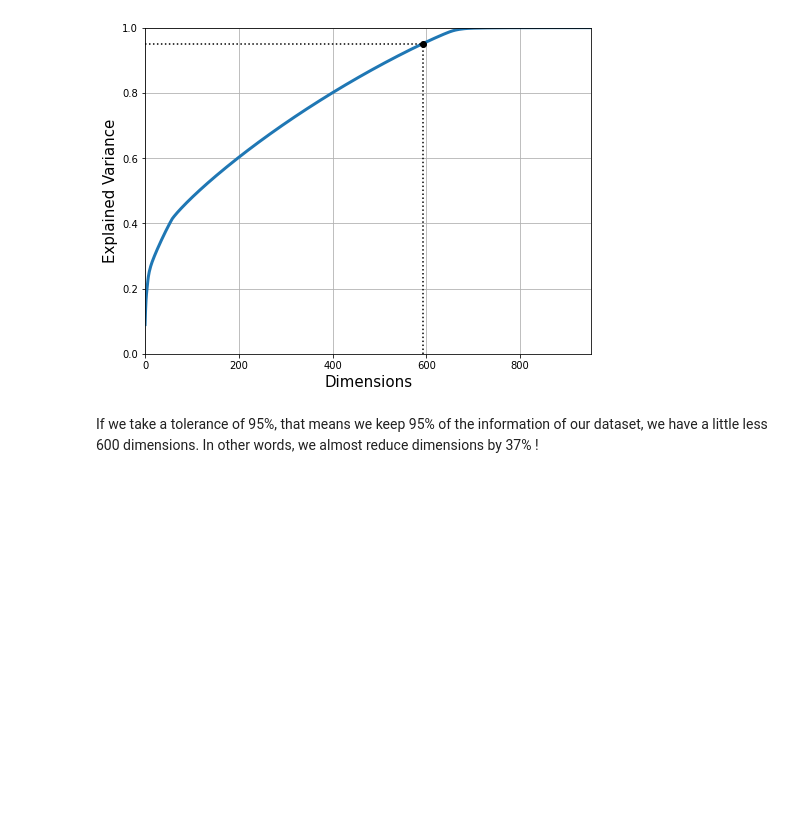
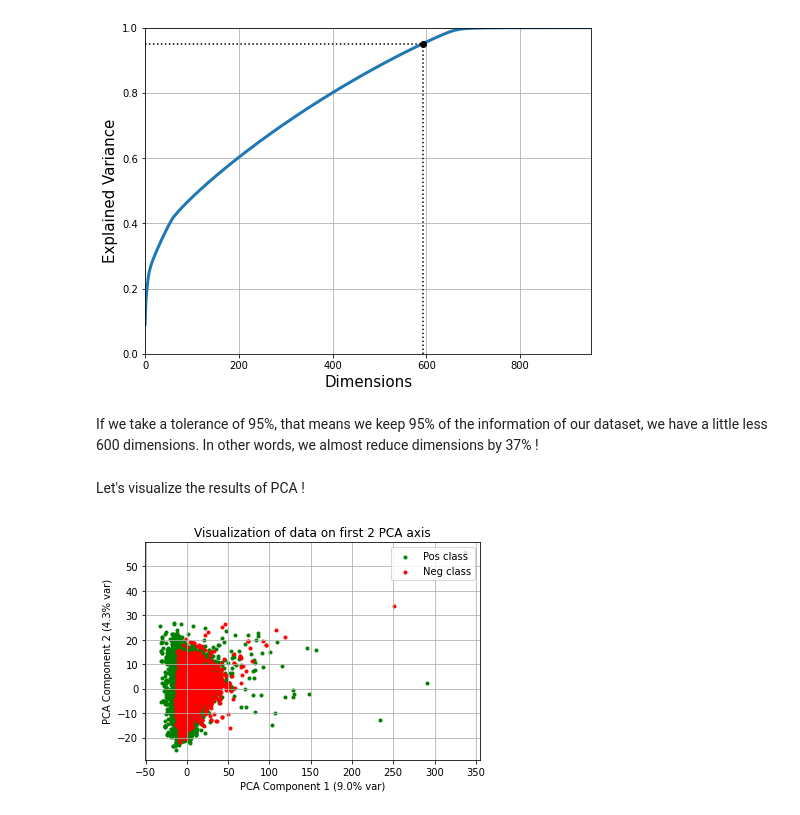
Before and after one commit to arthurviens/protein_function_prediction, a Jupyter notebook: proteins/notebooks/notebook.ipynb, the cells around one changed output. Cells and saved outputs as stored; diff of their text form; code cells hidden in the pictures; blank space fills up the shorter version.

```diff
--- a/proteins/notebooks/notebook.ipynb
+++ b/proteins/notebooks/notebook.ipynb
@@ -21,3 +25,4 @@ import numpy as np
 # %%
 X = catalog.load("raw_X_train")
+y = catalog.load("raw_y_train")
 # %% [output]
@@ -28,4 +34,4 @@ We must scale our data to apply the PCA method because it based on the [Spectral
 X_scaled = scale(X)
 # %%
 pca = PCA()
-pca.fit(X_scaled)
+X_pca = pca.fit_transform(X_scaled)
@@ -50,3 +54,9 @@ plt.show()
 [figure]
 # %% [markdown]
 If we take a tolerance of 95%, that means we keep 95% of the information of our dataset, we have a little less 600 dimensions. In other words, we almost reduce dimensions by 37% !
+# %% [markdown]
+Let's visualize the results of PCA !
+# %%
+visualize_2d3d(X_pca, y, 2, pca)
+# %% [output]
+[figure, added]
```
Also changed, not shown: parts of 6 cells of this notebook, 2 other files.
